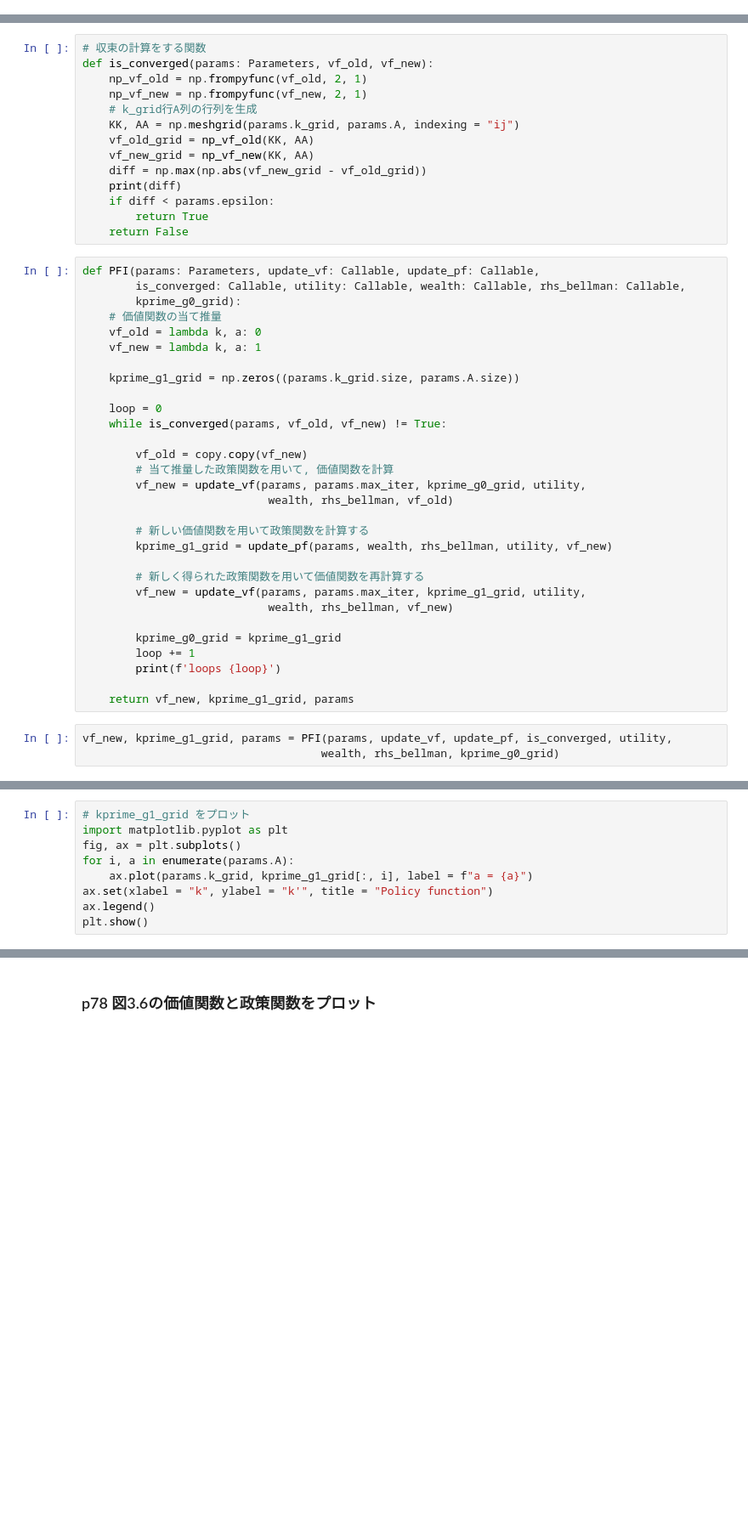
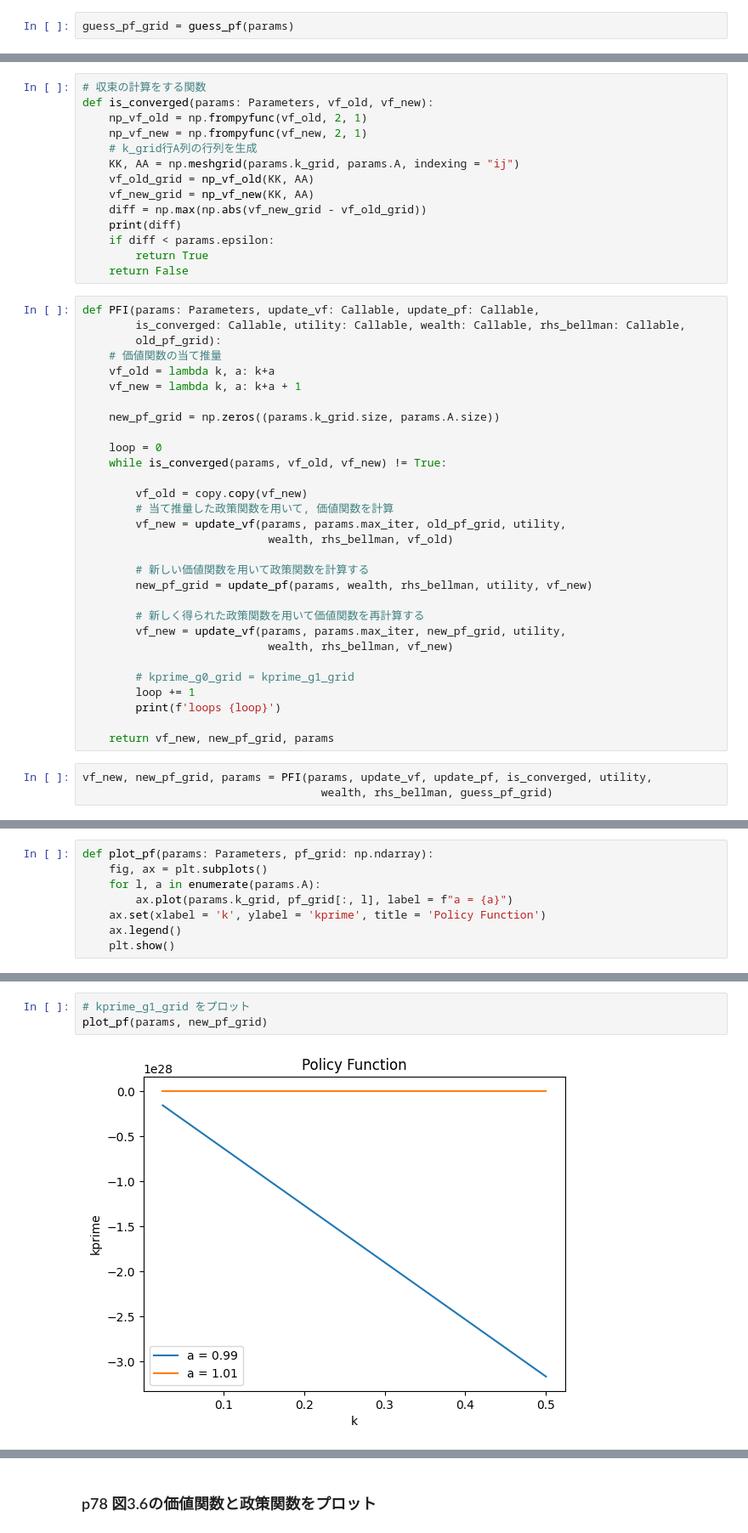
Before and after one commit to tomoyahiroe/quant-macro-workshop, a Jupyter notebook: src/ch3/PFI_stochastic.ipynb, the cells around one changed output, grey strips where cells are left out. Shown at 85% size. Cells and saved outputs as stored; diff of their text form; blank space fills up the shorter version.

```diff
--- a/src/ch3/PFI_stochastic.ipynb
+++ b/src/ch3/PFI_stochastic.ipynb
@@ -86,3 +55,5 @@ plt.show()
+# %%
+guess_pf_grid = guess_pf(params)
 # %% [markdown]
 ### ステップ7. 当て推量した政策関数を用いて価値関数を計算する
 # %%
@@ -187,34 +134,34 @@ def is_converged(params: Parameters, vf_old, vf_new):
 # %%
 def PFI(params: Parameters, update_vf: Callable, update_pf: Callable,
         is_converged: Callable, utility: Callable, wealth: Callable, rhs_bellman: Callable,
-        kprime_g0_grid):
+        old_pf_grid):
     # 価値関数の当て推量
-    vf_old = lambda k, a: 0
-    vf_new = lambda k, a: 1
+    vf_old = lambda k, a: k+a
+    vf_new = lambda k, a: k+a + 1
 
-    kprime_g1_grid = np.zeros((params.k_grid.size, params.A.size))
+    new_pf_grid = np.zeros((params.k_grid.size, params.A.size))
 
     loop = 0
     while is_converged(params, vf_old, vf_new) != True:
 
         vf_old = copy.copy(vf_new)
         # 当て推量した政策関数を用いて, 価値関数を計算
-        vf_new = update_vf(params, params.max_iter, kprime_g0_grid, utility,
+        vf_new = update_vf(params, params.max_iter, old_pf_grid, utility,
                             wealth, rhs_bellman, vf_old)
 
         # 新しい価値関数を用いて政策関数を計算する
-        kprime_g1_grid = update_pf(params, wealth, rhs_bellman, utility, vf_new)
+        new_pf_grid = update_pf(params, wealth, rhs_bellman, utility, vf_new)
 
         # 新しく得られた政策関数を用いて価値関数を再計算する
-        vf_new = update_vf(params, params.max_iter, kprime_g1_grid, utility,
+        vf_new = update_vf(params, params.max_iter, new_pf_grid, utility,
                             wealth, rhs_bellman, vf_new)
 
-        kprime_g0_grid = kprime_g1_grid
+        # kprime_g0_grid = kprime_g1_grid
         loop += 1
         print(f'loops {loop}')
 
-    return vf_new, kprime_g1_grid, params
+    return vf_new, new_pf_grid, params
 # %%
-vf_new, kprime_g1_grid, params = PFI(params, update_vf, update_pf, is_converged, utility,
-                                    wealth, rhs_bellman, kprime_g0_grid)
+vf_new, new_pf_grid, params = PFI(params, update_vf, update_pf, is_converged, utility,
+                                    wealth, rhs_bellman, guess_pf_grid)
 # %% [output]
@@ -249,9 +196,8 @@ print(kprime_g1_grid)
 # %%
-# kprime_g1_grid をプロット
-import matplotlib.pyplot as plt
-fig, ax = plt.subplots()
-for i, a in enumerate(params.A):
-    ax.plot(params.k_grid, kprime_g1_grid[:, i], label = f"a = {a}")
-ax.set(xlabel = "k", ylabel = "k'", title = "Policy function")
-ax.legend()
-plt.show()
+def plot_pf(params: Parameters, pf_grid: np.ndarray):
+    fig, ax = plt.subplots()
+    for l, a in enumerate(params.A):
+        ax.plot(params.k_grid, pf_grid[:, l], label = f"a = {a}")
+    ax.set(xlabel = 'k', ylabel = 'kprime', title = 'Policy Function')
+    ax.legend()
+    plt.show()
@@ -269,0 +212,5 @@ plt.show()
+# %%
+# kprime_g1_grid をプロット
+plot_pf(params, new_pf_grid)
+# %% [output]
+[figure, added]
```
Also changed, not shown: parts of 14 cells of this notebook, 2 other files.
